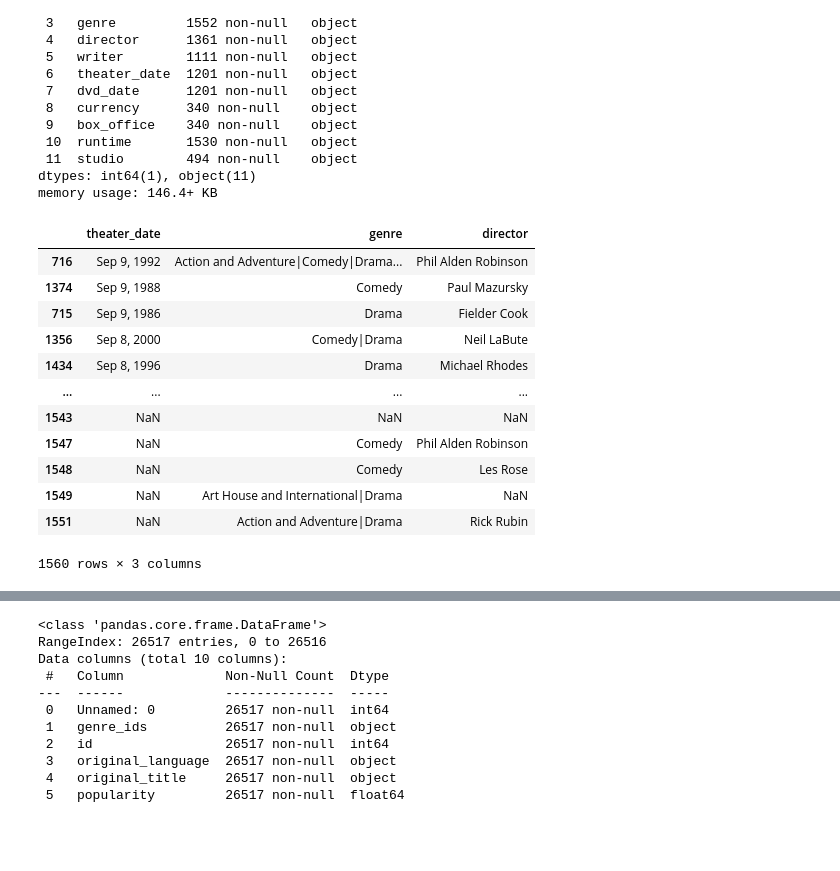
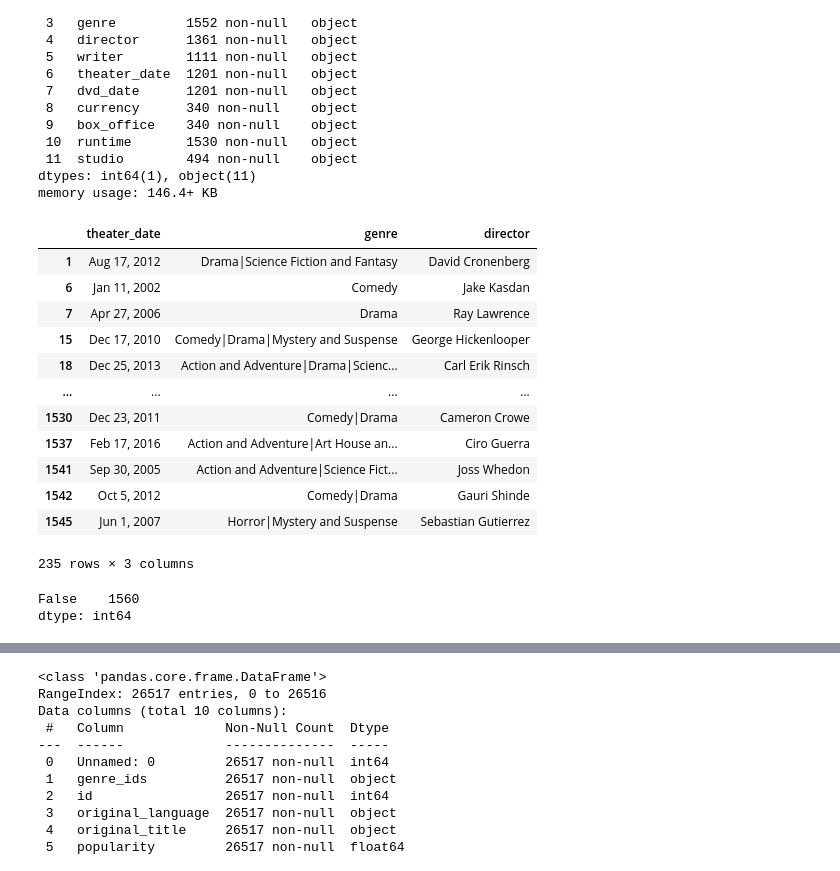
Before and after one commit to VolhaP87/Microsoft_Movie_Analysis, a Jupyter notebook: student.ipynb, the cells around one changed output, grey strips where cells are left out. Cells and saved outputs as stored; diff of their text form; code cells hidden in the pictures; blank space fills up the shorter version.

```diff
--- a/student.ipynb
+++ b/student.ipynb
@@ -91,20 +96,24 @@ Data columns (total 12 columns):
 dtypes: int64(1), object(11)
 memory usage: 146.4+ KB
 # %%
-df2_mod = df2.loc[:, ['theater_date', 'genre', 'director']]
-df2_sort = df2_mod.sort_values('theater_date', ascending = False)
-df2_sort
+df2 = df2.loc[:, ['theater_date', 'genre', 'director']]
+df2
 # %% [output]
 |  | theater_date | genre | director |
-| 716 | Sep 9, 1992 | Action and Adventure|Comedy|Drama... | Phil Alden Robinson |
-| 1374 | Sep 9, 1988 | Comedy | Paul Mazursky |
-| 715 | Sep 9, 1986 | Drama | Fielder Cook |
-| 1356 | Sep 8, 2000 | Comedy|Drama | Neil LaBute |
-| 1434 | Sep 8, 1996 | Drama | Michael Rhodes |
+| 1 | Aug 17, 2012 | Drama|Science Fiction and Fantasy | David Cronenberg |
+| 6 | Jan 11, 2002 | Comedy | Jake Kasdan |
+| 7 | Apr 27, 2006 | Drama | Ray Lawrence |
+| 15 | Dec 17, 2010 | Comedy|Drama|Mystery and Suspense | George Hickenlooper |
+| 18 | Dec 25, 2013 | Action and Adventure|Drama|Scienc... | Carl Erik Rinsch |
 | ... | ... | ... | ... |
-| 1543 | NaN | NaN | NaN |
-| 1547 | NaN | Comedy | Phil Alden Robinson |
-| 1548 | NaN | Comedy | Les Rose |
-| 1549 | NaN | Art House and International|Drama | NaN |
-| 1551 | NaN | Action and Adventure|Drama | Rick Rubin |
+| 1530 | Dec 23, 2011 | Comedy|Drama | Cameron Crowe |
+| 1537 | Feb 17, 2016 | Action and Adventure|Art House an... | Ciro Guerra |
+| 1541 | Sep 30, 2005 | Action and Adventure|Science Fict... | Joss Whedon |
+| 1542 | Oct 5, 2012 | Comedy|Drama | Gauri Shinde |
+| 1545 | Jun 1, 2007 | Horror|Mystery and Suspense | Sebastian Gutierrez |
-1560 rows × 3 columns
+235 rows × 3 columns
+# %%
+df2.duplicated().value_counts()
+# %% [output]
+False    1560
+dtype: int64
```
Also changed, not shown: parts of 8 cells of this notebook.
